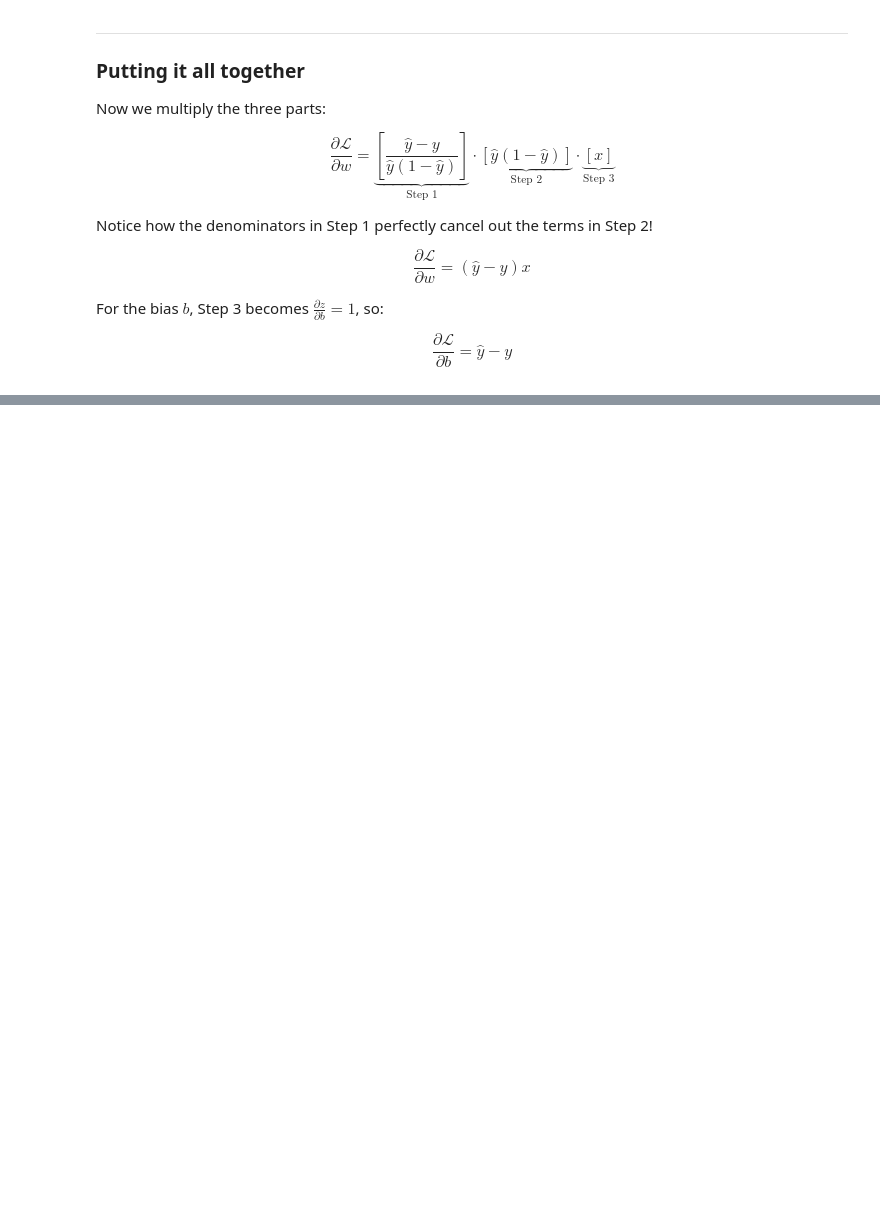
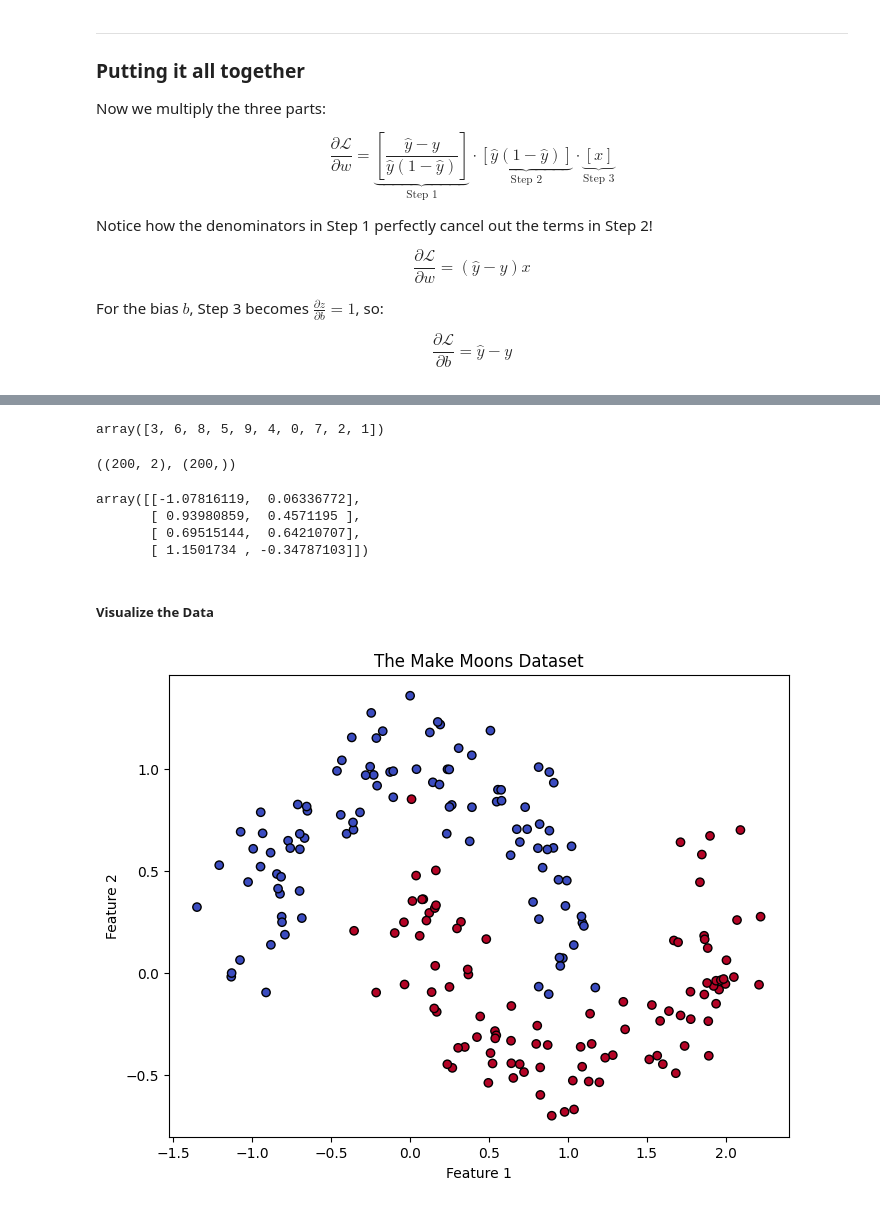
Before and after one commit to Gson-glitch/deep-learning-specialization-coursera, a Jupyter notebook: nn_and_dl/logistic_regression.ipynb, the cells around one changed output, grey strips where cells are left out. Saved outputs shown, nothing was run; the diff lists cells and outputs as text; code cells hidden in the pictures; blank space fills up the shorter version.

```diff
--- a/nn_and_dl/logistic_regression.ipynb
+++ b/nn_and_dl/logistic_regression.ipynb
@@ -146,0 +153,27 @@ $$\frac{\partial \mathcal{L}}{\partial b} = \hat{y} - y$$
+# %%
+np.random.permutation(10)
+# %% [output]
+array([3, 6, 8, 5, 9, 4, 0, 7, 2, 1])
+# %%
+X_raw, Y_raw = make_moons(n_samples=200, noise=0.15, random_state=42)
+X_raw.shape, Y_raw.shape
+# %% [output]
+((200, 2), (200,))
+# %%
+X_raw[:4]
+# %% [output]
+array([[-1.07816119,  0.06336772],
+       [ 0.93980859,  0.4571195 ],
+       [ 0.69515144,  0.64210707],
+       [ 1.1501734 , -0.34787103]])
+# %% [markdown]
+##### Visualize the Data
+# %%
+plt.figure(figsize=(8, 6))
+plt.scatter(X_raw[:, 0], X_raw[:, 1], c=Y_raw, cmap=plt.cm.coolwarm, edgecolors='k')
+plt.title("The Make Moons Dataset")
+plt.xlabel("Feature 1")
+plt.ylabel("Feature 2")
+plt.show()
+# %% [output]
+[figure, added]
```
Also changed, not shown: parts of 17 cells of this notebook.
